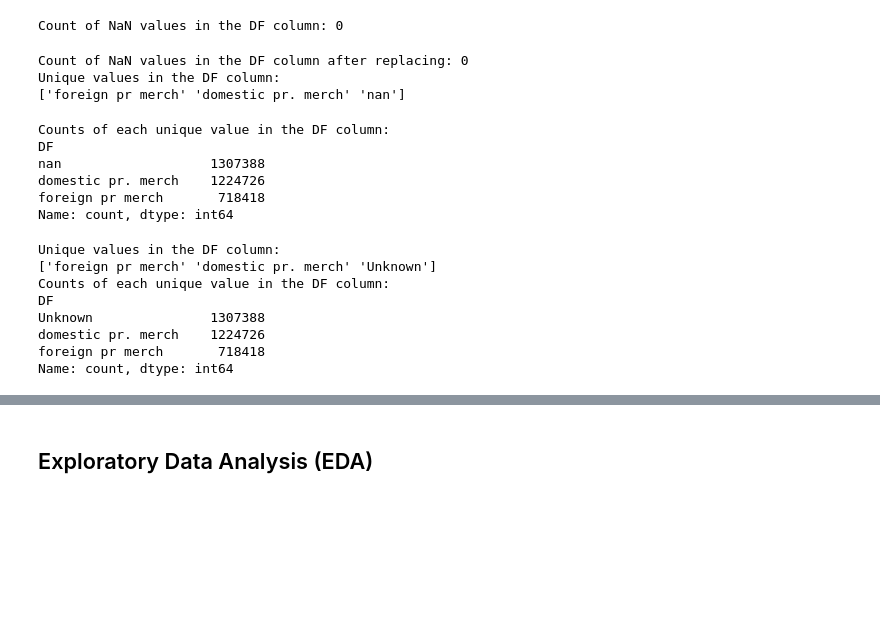
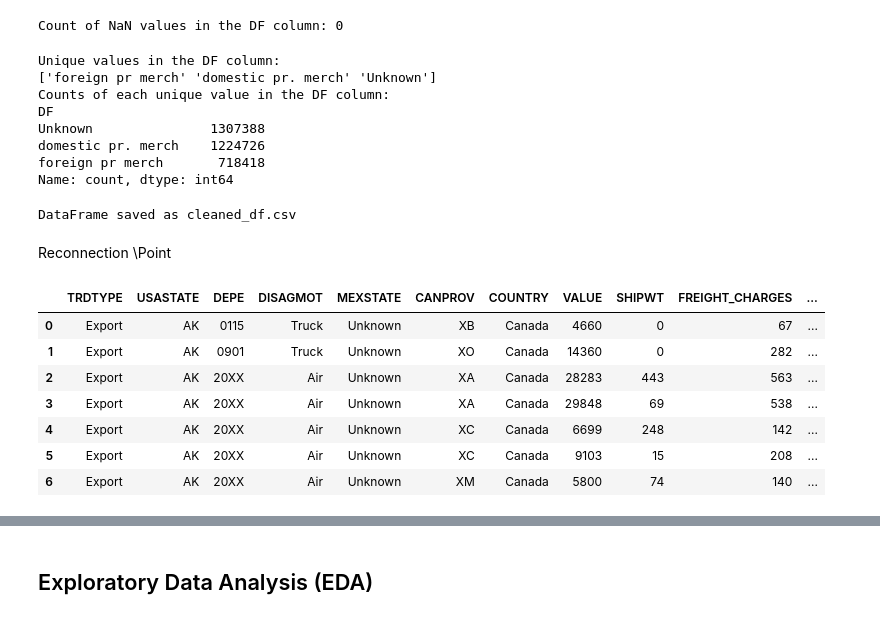
Before and after one commit to Victor-Osei/TransBorder-Freight-Data-Analysis, a Jupyter notebook: new.ipynb, the cells around one changed output, grey strips where cells are left out. Cells and saved outputs as stored; diff of their text form; code cells hidden in the pictures; blank space fills up the shorter version.

```diff
--- a/new.ipynb
+++ b/new.ipynb
@@ -926,40 +927,6 @@ df_nan_count = df['DF'].isnull().sum()
 print(f"Count of NaN values in the DF column: {df_nan_count}")
 # %% [output]
 Count of NaN values in the DF column: 0
-# %%
-# Replace NaN values in the DF column with 'Unknown' in the original df DataFrame
-df['DF'] = df['DF'].fillna('Unknown')
-
-# Verify the changes by checking the count of NaN values in the DF column again
-df_nan_count_after = df['DF'].isnull().sum()
-
-# Display the count of NaN values after replacing
-print(f"Count of NaN values in the DF column after replacing: {df_nan_count_after}")
-
-# Check unique values in the DF column
-unique_df_values = df['DF'].unique()
-
-# Display the unique values
-print("Unique values in the DF column:")
-print(unique_df_values)
-# %% [output]
-Count of NaN values in the DF column after replacing: 0
-Unique values in the DF column:
-['foreign pr merch' 'domestic pr. merch' 'nan']
-# %%
-# Count the number of each unique value in the DF column
-df_counts = df['DF'].value_counts()
-
-# Display the counts
-print("Counts of each unique value in the DF column:")
-print(df_counts)
-# %% [output]
-Counts of each unique value in the DF column:
-DF
-nan                   1307388
-domestic pr. merch    1224726
-foreign pr merch       718418
-Name: count, dtype: int64
 # %%
 # Replace the string 'nan' with 'Unknown' in the DF column
 df['DF'] = df['DF'].replace('nan', 'Unknown')
@@ -986,3 +953,33 @@ Unknown               1307388
 domestic pr. merch    1224726
 foreign pr merch       718418
 Name: count, dtype: int64
+# %%
+# Path to save the CSV file
+output_file = "cleaned_df.csv"
+
+# Save the df DataFrame as a CSV file
+df.to_csv(output_file, index=False)
+
+print(f"DataFrame saved as {output_file}")
+# %% [output]
+DataFrame saved as cleaned_df.csv
+# %% [markdown]
+Reconnection \Point
+# %%
+# Path to the cleaned data file
+cleaned_data_file = "cleaned_df.csv"
+
+# Load the cleaned DataFrame from the CSV file
+df = pd.read_csv(cleaned_data_file)
+
+# Verify the loaded DataFrame
+df.head(7)
+# %% [output]
+|  | TRDTYPE | USASTATE | DEPE | DISAGMOT | MEXSTATE | CANPROV | COUNTRY | VALUE | SHIPWT | FREIGHT_CHARGES | ... |
+| 0 | Export | AK | 0115 | Truck | Unknown | XB | Canada | 4660 | 0 | 67 | ... |
+| 1 | Export | AK | 0901 | Truck | Unknown | XO | Canada | 14360 | 0 | 282 | ... |
+| 2 | Export | AK | 20XX | Air | Unknown | XA | Canada | 28283 | 443 | 563 | ... |
+| 3 | Export | AK | 20XX | Air | Unknown | XA | Canada | 29848 | 69 | 538 | ... |
+| 4 | Export | AK | 20XX | Air | Unknown | XC | Canada | 6699 | 248 | 142 | ... |
+| 5 | Export | AK | 20XX | Air | Unknown | XC | Canada | 9103 | 15 | 208 | ... |
+| 6 | Export | AK | 20XX | Air | Unknown | XM | Canada | 5800 | 74 | 140 | ... |
```
Also changed, not shown: parts of 21 cells of this notebook, 1 other file.
